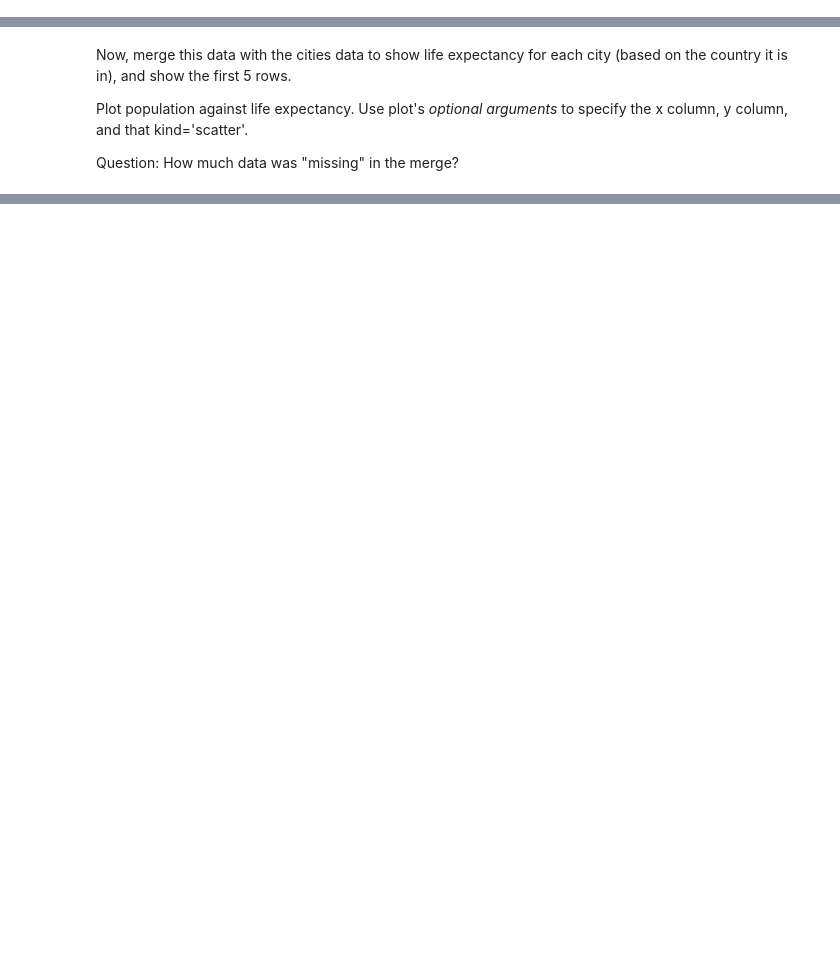
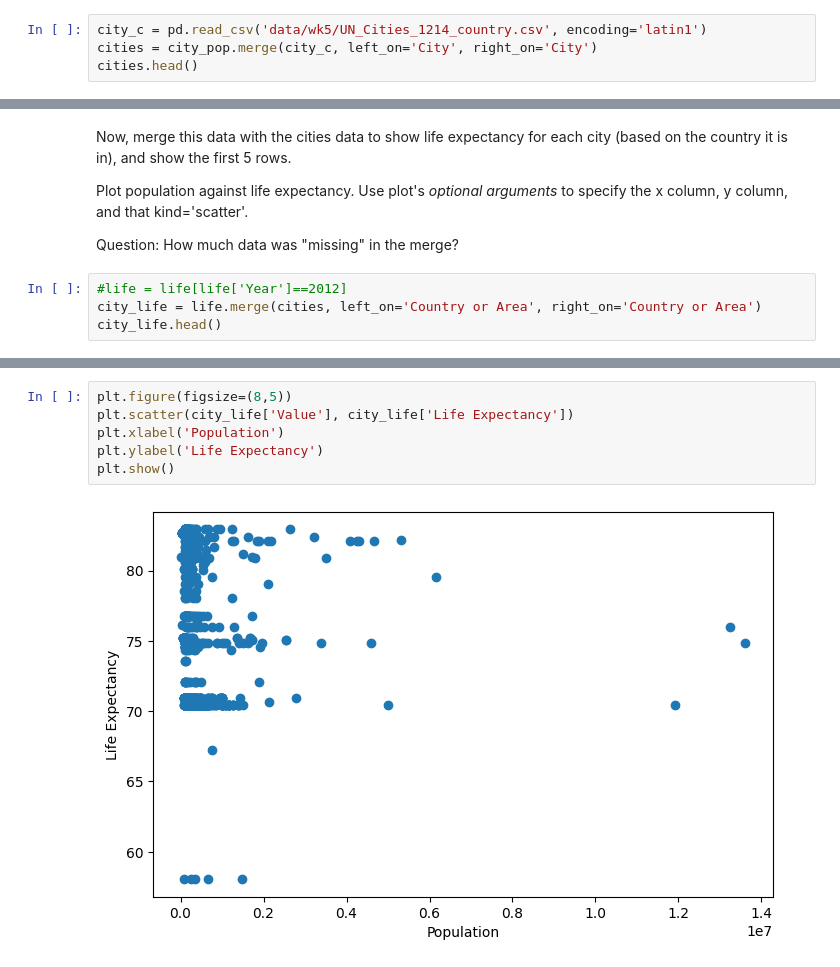
Before and after one commit to alicecaiger/QM2, a Jupyter notebook: W3_Merging_and_Joining_in_Python.ipynb, the cells around one changed output, grey strips where cells are left out. Saved outputs shown, nothing was run; the diff lists cells and outputs as text; blank space fills up the shorter version.

```diff
--- a/W3_Merging_and_Joining_in_Python.ipynb
+++ b/W3_Merging_and_Joining_in_Python.ipynb
@@ -369,3 +407,7 @@ You'll notice that the index **won't** be the column you want to merge on in the
 The syntax for merging on a **column** (which is not the index) is to pass the column name to the optional 'left_on=' or 'right_on=' arguments. And we don't use right_index=True (or left_index=True), depending on which we're using.
 
 So for example: **df1.merge(df2, left_on='Name', right_index=True)** would join df1 (on the left) to df2 (on the right), using the column 'Name' on the left (df1) and the index column (whatever that is) on the right (df2).
+# %%
+city_c = pd.read_csv('data/wk5/UN_Cities_1214_country.csv', encoding='latin1')
+cities = city_pop.merge(city_c, left_on='City', right_on='City')
+cities.head()
@@ -425,3 +495,7 @@ Now, merge this data with the cities data to show life expectancy for each city
 Plot population against life expectancy. Use plot's *optional arguments* to specify the x column, y column, and that kind='scatter'.
 
 Question: How much data was "missing" in the merge?
+# %%
+#life = life[life['Year']==2012]
+city_life = life.merge(cities, left_on='Country or Area', right_on='Country or Area')
+city_life.head()
@@ -427,0 +509,8 @@ Question: How much data was "missing" in the merge?
+# %%
+plt.figure(figsize=(8,5))
+plt.scatter(city_life['Value'], city_life['Life Expectancy'])
+plt.xlabel('Population')
+plt.ylabel('Life Expectancy')
+plt.show()
+# %% [output]
+[figure, added]
```
Also changed, not shown: parts of 29 cells of this notebook.
